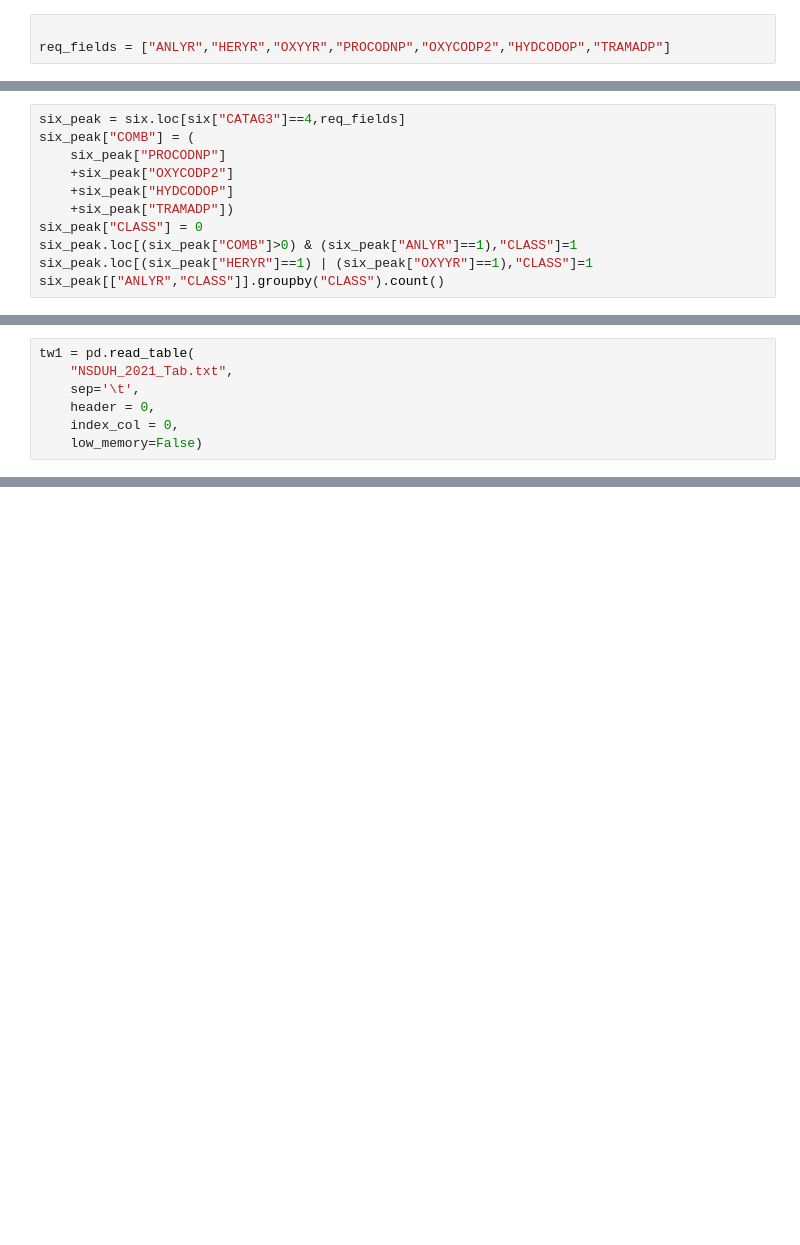
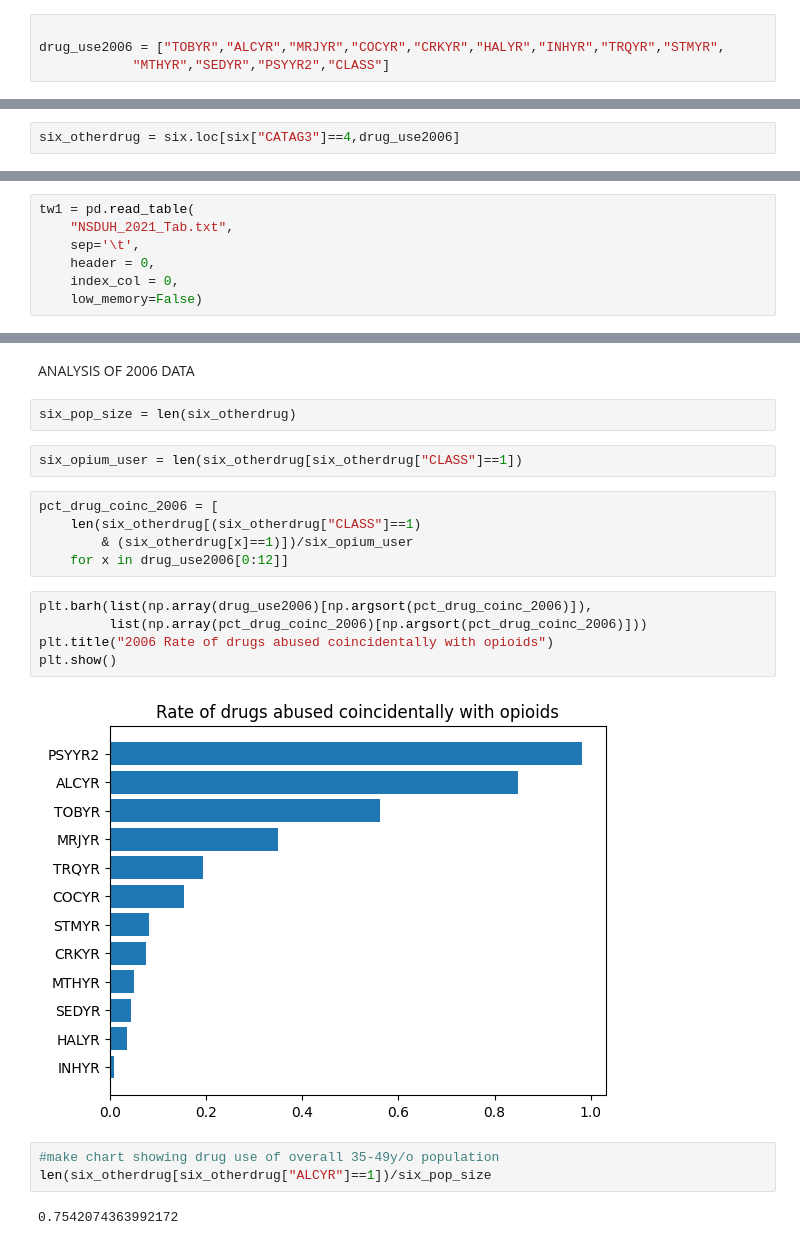
Before and after one commit to HotelTango314/dsa5900, a Jupyter notebook: NSDUH_Explore.ipynb, the cells around one changed output, grey strips where cells are left out. Saved outputs shown, nothing was run; the diff lists cells and outputs as text; blank space fills up the shorter version.

Commit message:
started graphing data

```diff
--- a/NSDUH_Explore.ipynb
+++ b/NSDUH_Explore.ipynb
@@ -5,3 +22,4 @@ six = pd.read_table("NSDUH_2006_Tab.tsv",sep='\t', header = 0, index_col = 0, lo
 # %%
 
-req_fields = ["ANLYR","HERYR","OXYYR","PROCODNP","OXYCODP2","HYDCODOP","TRAMADP"]
+drug_use2006 = ["TOBYR","ALCYR","MRJYR","COCYR","CRKYR","HALYR","INHYR","TRQYR","STMYR",
+            "MTHYR","SEDYR","PSYYR2","CLASS"]
@@ -8,11 +30,2 @@ req_fields = ["ANLYR","HERYR","OXYYR","PROCODNP","OXYCODP2","HYDCODOP","TRAMADP"
 # %%
-six_peak = six.loc[six["CATAG3"]==4,req_fields]
-six_peak["COMB"] = (
-    six_peak["PROCODNP"]
-    +six_peak["OXYCODP2"]
-    +six_peak["HYDCODOP"]
-    +six_peak["TRAMADP"])
-six_peak["CLASS"] = 0
-six_peak.loc[(six_peak["COMB"]>0) & (six_peak["ANLYR"]==1),"CLASS"]=1
-six_peak.loc[(six_peak["HERYR"]==1) | (six_peak["OXYYR"]==1),"CLASS"]=1
-six_peak[["ANLYR","CLASS"]].groupby("CLASS").count()
+six_otherdrug = six.loc[six["CATAG3"]==4,drug_use2006]
@@ -43,0 +69,23 @@ tw1.head()
+# %% [markdown]
+ANALYSIS OF 2006 DATA
+# %%
+six_pop_size = len(six_otherdrug)
+# %%
+six_opium_user = len(six_otherdrug[six_otherdrug["CLASS"]==1])
+# %%
+pct_drug_coinc_2006 = [
+    len(six_otherdrug[(six_otherdrug["CLASS"]==1)
+        & (six_otherdrug[x]==1)])/six_opium_user
+    for x in drug_use2006[0:12]]
+# %%
+plt.barh(list(np.array(drug_use2006)[np.argsort(pct_drug_coinc_2006)]),
+         list(np.array(pct_drug_coinc_2006)[np.argsort(pct_drug_coinc_2006)]))
+plt.title("2006 Rate of drugs abused coincidentally with opioids")
+plt.show()
+# %% [output]
+[figure, added]
+# %%
+#make chart showing drug use of overall 35-49y/o population
+len(six_otherdrug[six_otherdrug["ALCYR"]==1])/six_pop_size
+# %% [output]
+0.7542074363992172
```
Also changed, not shown: parts of 21 cells of this notebook.
